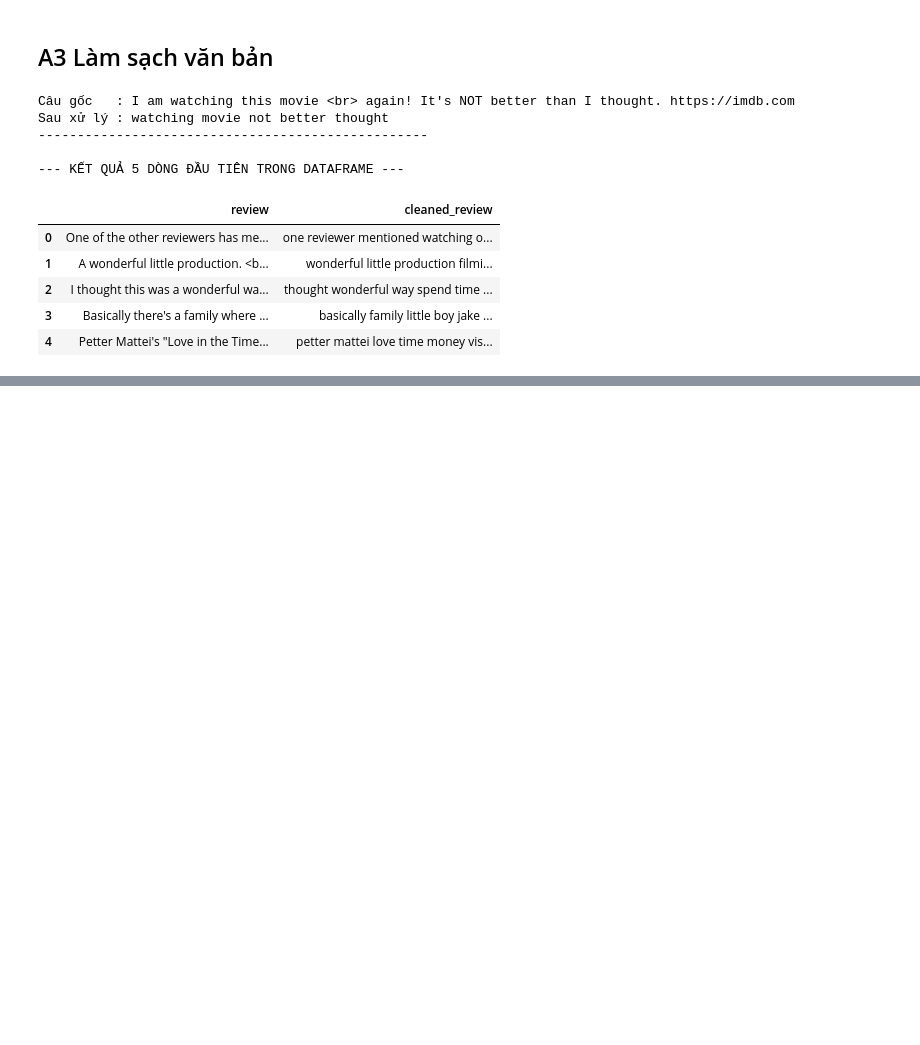
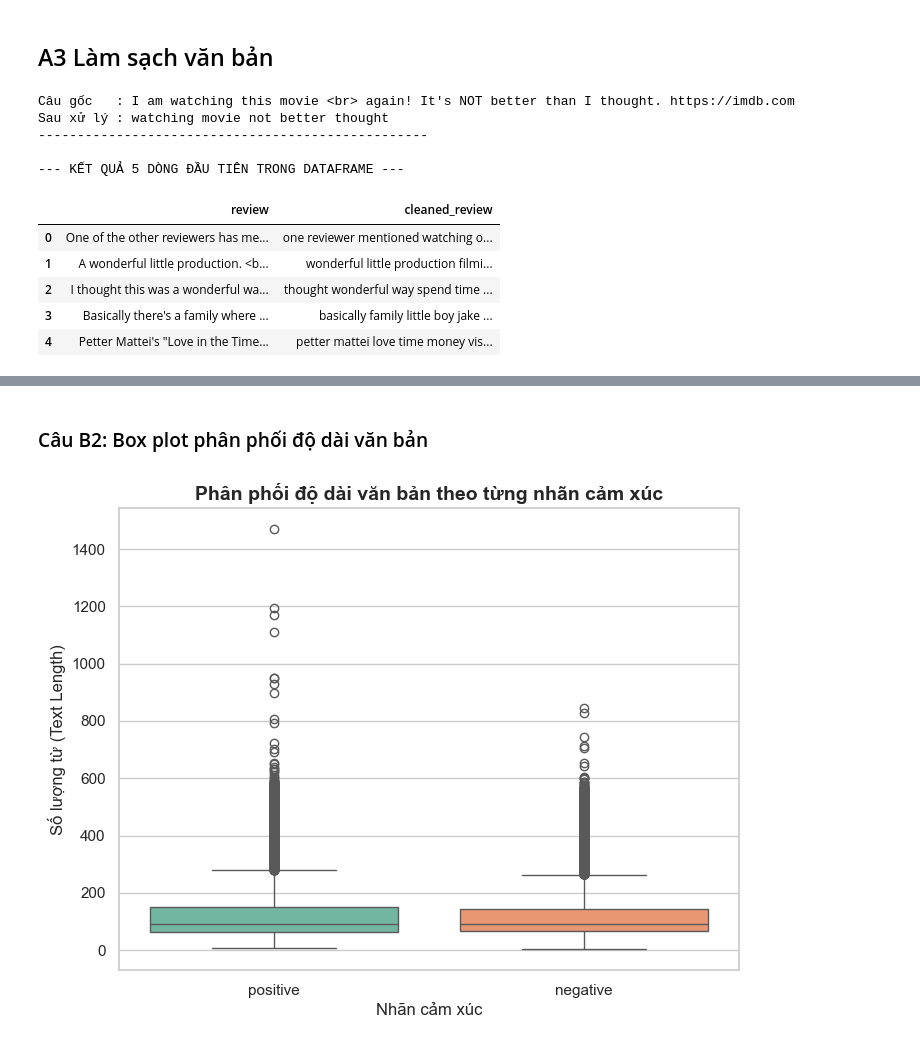
Before and after one commit to xuanmanh-2110/PTDL-Python, a Jupyter notebook: notebook.ipynb, the cells around one changed output, grey strips where cells are left out. Cells and saved outputs as stored; diff of their text form; code cells hidden in the pictures; blank space fills up the shorter version.

```diff
--- a/notebook.ipynb
+++ b/notebook.ipynb
@@ -234,0 +416,22 @@ Sau xử lý : watching movie not better thought
+# %% [markdown]
+### Câu B2: Box plot phân phối độ dài văn bản
+# %%
+#  Viết một hàm đếm số từ rõ ràng
+def count_words(text):
+    return len(str(text).split())
+
+#  Áp dụng hàm vừa viết vào cột (không dùng lambda)
+df['text_length'] = df['cleaned_review'].apply(count_words)
+
+#  Vẽ Box Plot
+plt.figure(figsize=(8, 6))
+sns.boxplot(x='sentiment', y='text_length', data=df,
+            hue='sentiment', palette="Set2", legend=False)
+
+plt.title('Phân phối độ dài văn bản theo từng nhãn cảm xúc', fontsize=14, fontweight='bold')
+plt.xlabel('Nhãn cảm xúc', fontsize=12)
+plt.ylabel('Số lượng từ (Text Length)', fontsize=12)
+
+plt.show()
+# %% [output]
+[figure, added]
```
Also changed, not shown: parts of 20 cells of this notebook.
